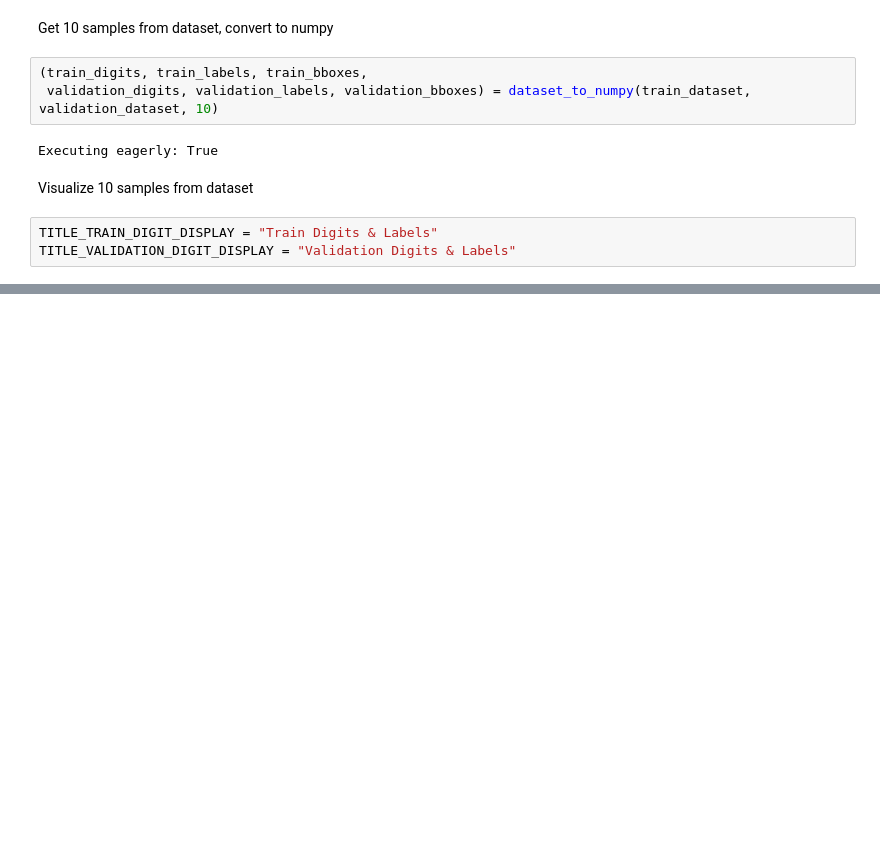
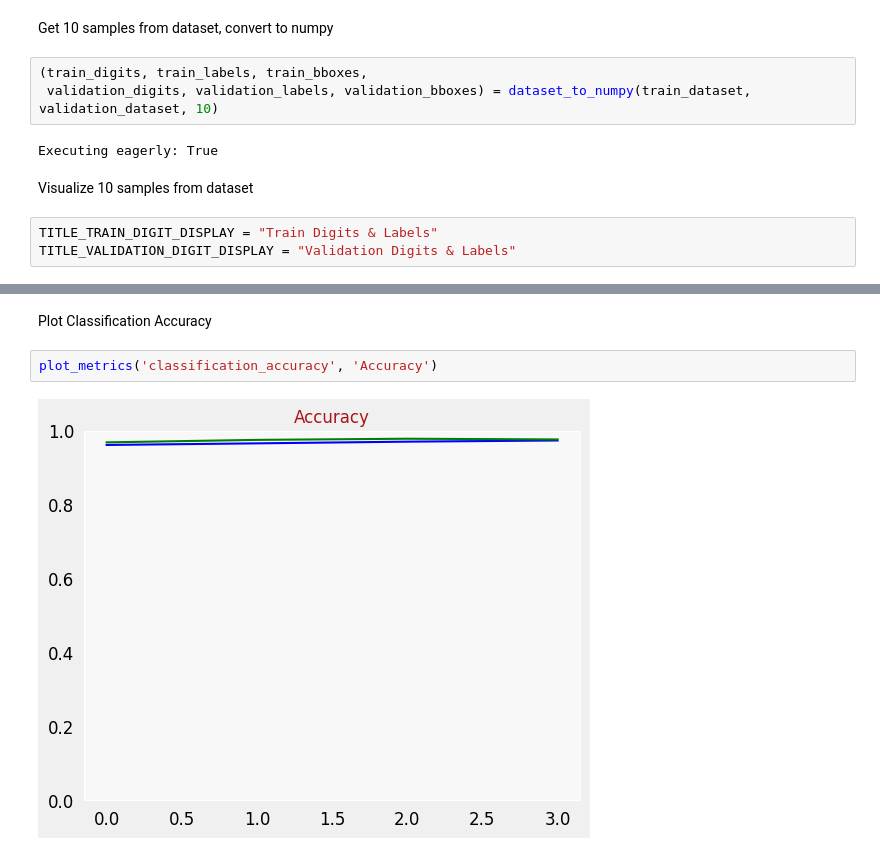
Before and after one commit to ricky-kiva/dl-deep-tf-cv-advanced, a Jupyter notebook: 1_l3_object_localization.ipynb, the cells around one changed output, grey strips where cells are left out. Cells and saved outputs as stored; diff of their text form; blank space fills up the shorter version.

```diff
--- a/1_l3_object_localization.ipynb
+++ b/1_l3_object_localization.ipynb
@@ -333,0 +471,6 @@ display_digits_with_boxes(validation_digits, validation_labels, validation_label
+# %% [markdown]
+Plot Classification Accuracy
+# %%
+plot_metrics('classification_accuracy', 'Accuracy')
+# %% [output]
+[figure, added]
```
Also changed, not shown: parts of 36 cells of this notebook.
